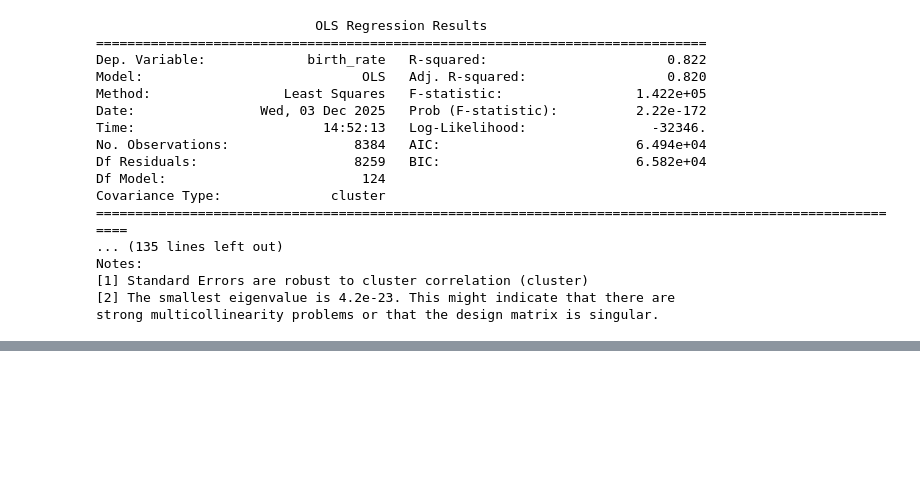
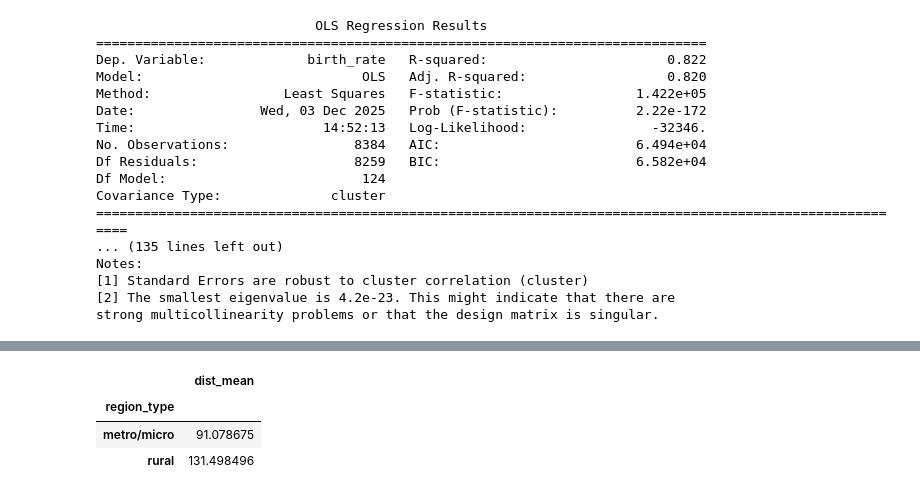
Before and after one commit to ravram193/oklahoma_gendered_mortality, a Jupyter notebook: code/03_regression_rachel.ipynb, the cells around one changed output, grey strips where cells are left out. Cells and saved outputs as stored; diff of their text form; code cells hidden in the pictures; blank space fills up the shorter version.

Commit message:
rural/metro

```diff
--- a/code/03_regression_rachel.ipynb
+++ b/code/03_regression_rachel.ipynb
@@ -581 +514,29 @@ Notes:
 strong multicollinearity problems or that the design matrix is singular.
+# %%
+births_rural = pd.read_csv('../data/output/oklahoma_rural_births_by-county_2010-2024.csv')
+births_rural = births_rural[(births_rural['county'].notnull()) & (births_rural['county'] != 'UNKNOWN')]
+# fixing weird glitch
+births_rural = births_rural[births_rural['population'] != 0]
+births_rural['region_type'] = 'rural'
+births_metro_micro = pd.read_csv('../data/output/oklahoma_metro-micro_births_by-county_2010-2024.csv')
+births_metro_micro = births_metro_micro[(births_metro_micro['county'].notnull()) & (births_metro_micro['county'] != 'UNKNOWN')]
+# fixing weird glitch
+births_metro_micro = births_metro_micro[births_metro_micro['population'] != 0]
+births_metro_micro['region_type'] = 'metro/micro'
+# merge into final dataset
+births_by_region_type = pd.concat([births_metro_micro,births_rural])
+
+births_by_region_type['county'] = births_by_region_type['county'].str.lower()
+births_by_region_merged = births_by_region_type.merge(
+    dist_year[["year", "county", "dist_mean"]],
+    on=["year", "county"],
+    how="left"
+)
+births_by_region_merged = births_by_region_merged[births_by_region_merged['county'] != 'unknown']
+# %%
+births_by_region_merged[['dist_mean','region_type']].groupby('region_type').mean()
+# %% [output]
+|  | dist_mean |
+| region_type |  |
+| metro/micro | 91.078675 |
+| rural | 131.498496 |
```
Also changed, not shown: parts of 6 cells of this notebook, 1 other file.
